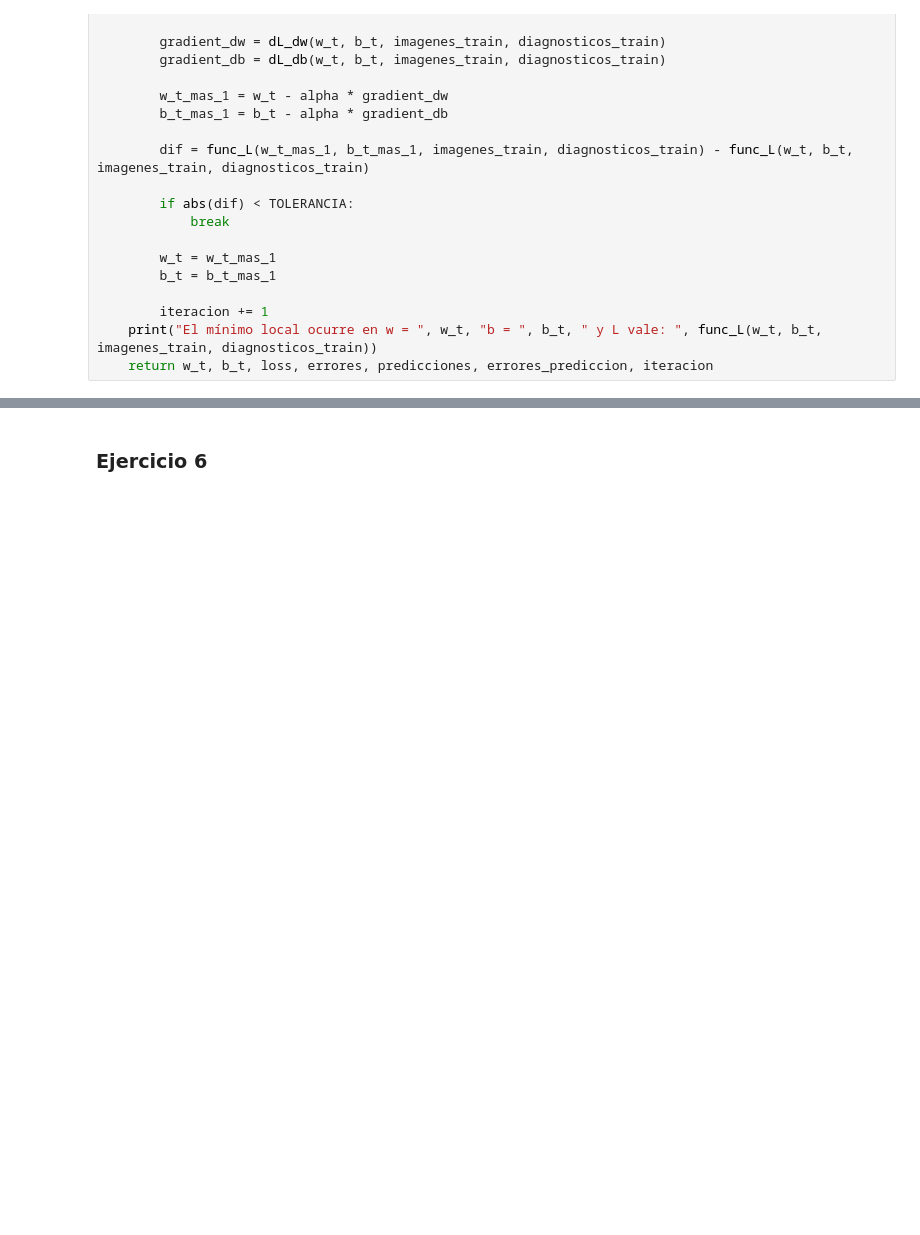
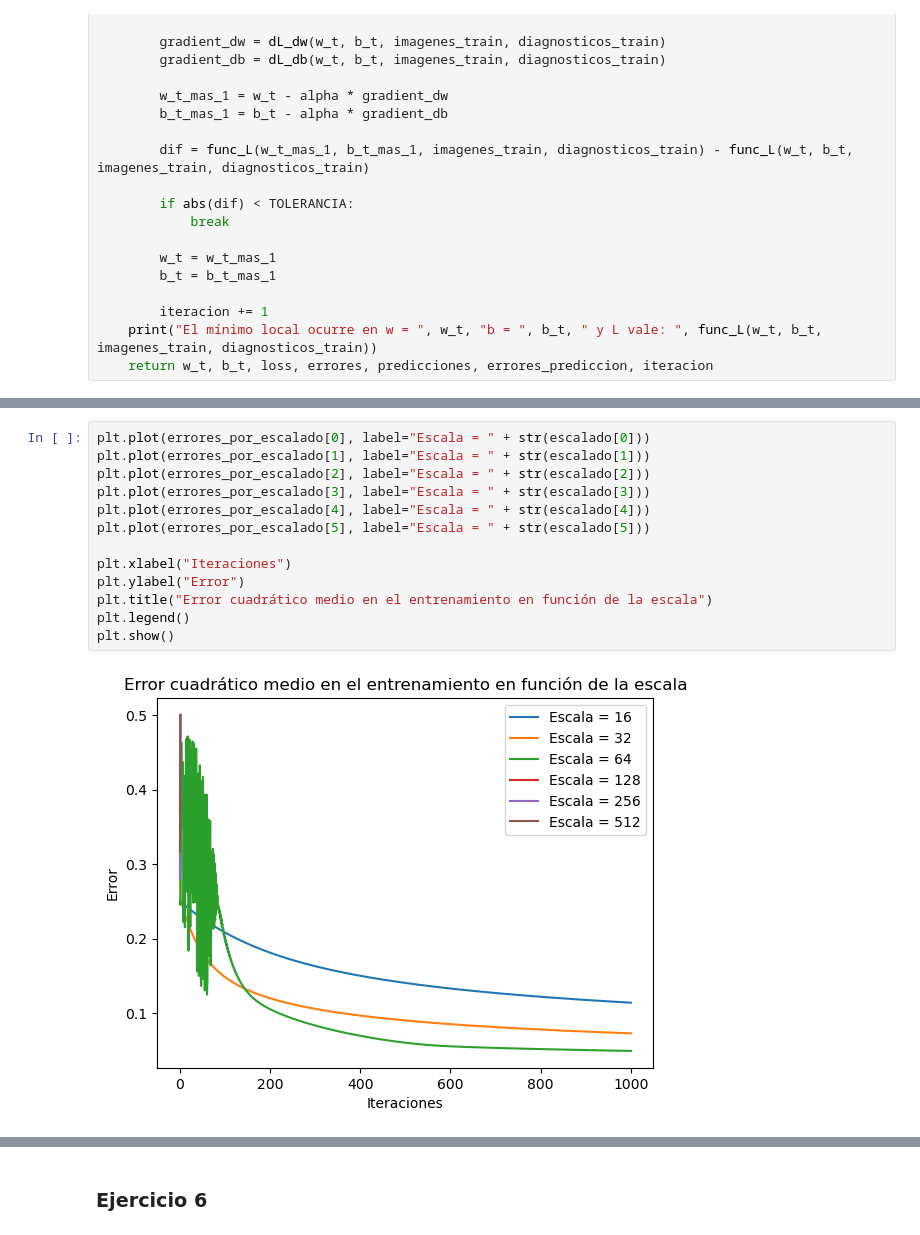
Before and after one commit to catadolhare/tp2_metodos_cauzzo_dolhare, a Jupyter notebook: DescXGrad.ipynb, the cells around one changed output, grey strips where cells are left out. Cells and saved outputs as stored; diff of their text form; blank space fills up the shorter version.

```diff
--- a/DescXGrad.ipynb
+++ b/DescXGrad.ipynb
@@ -508,0 +517,15 @@ Escala:  128 tiempo: 449.39289450645447
+# %%
+plt.plot(errores_por_escalado[0], label="Escala = " + str(escalado[0]))
+plt.plot(errores_por_escalado[1], label="Escala = " + str(escalado[1]))
+plt.plot(errores_por_escalado[2], label="Escala = " + str(escalado[2]))
+plt.plot(errores_por_escalado[3], label="Escala = " + str(escalado[3]))
+plt.plot(errores_por_escalado[4], label="Escala = " + str(escalado[4]))
+plt.plot(errores_por_escalado[5], label="Escala = " + str(escalado[5]))
+
+plt.xlabel("Iteraciones")
+plt.ylabel("Error")
+plt.title("Error cuadrático medio en el entrenamiento en función de la escala")
+plt.legend()
+plt.show()
+# %% [output]
+[figure, added]
```
Also changed, not shown: parts of 13 cells of this notebook.
